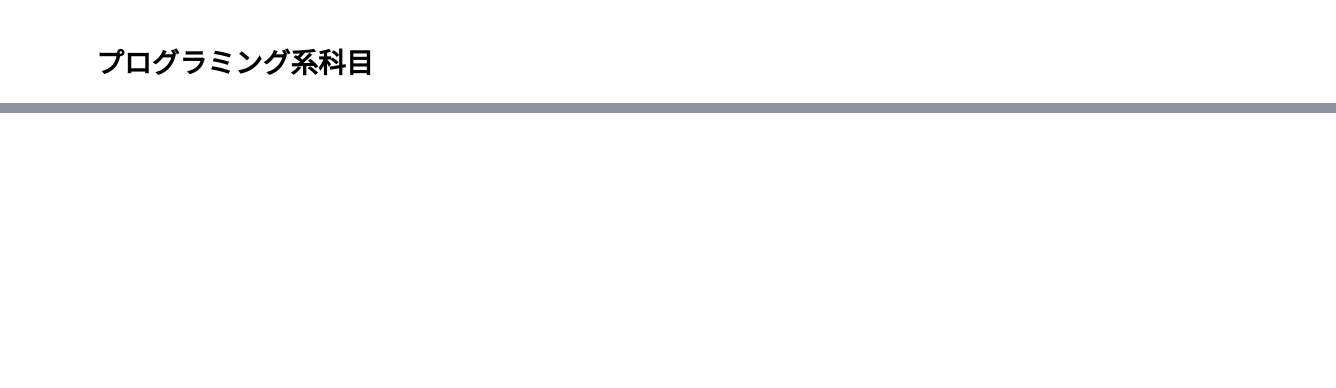
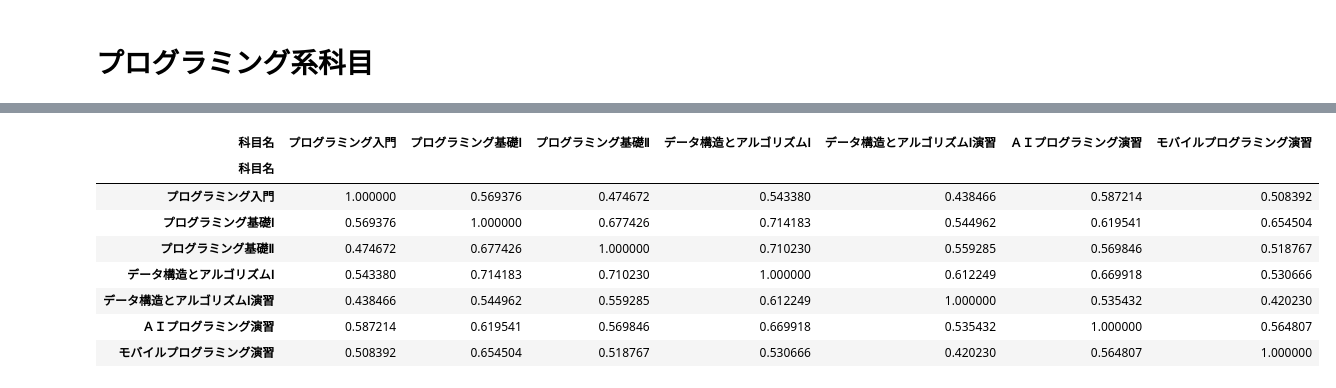
Before and after one commit to ltpdo/GradeData-MachineLearing, a Jupyter notebook: 成績データの仕分け.ipynb, the cells around one changed output, grey strips where cells are left out. Cells and saved outputs as stored; diff of their text form; code cells hidden in the pictures; blank space fills up the shorter version.

```diff
--- a/成績データの仕分け.ipynb
+++ b/成績データの仕分け.ipynb
@@ -632,0 +747,13 @@ data_programing = subject_data_major[[
+# %%
+# 相関の確認
+data_programing_required1.corr()
+# %% [output]
+| 科目名 | プログラミング入門 | プログラミング基礎Ⅰ | プログラミング基礎Ⅱ | データ構造とアルゴリズムⅠ | データ構造とアルゴリズムⅠ演習 | ＡＩプログラミング演習 | モバイルプログラミング演習 |
+| 科目名 |  |  |  |  |  |  |  |
+| プログラミング入門 | 1.000000 | 0.569376 | 0.474672 | 0.543380 | 0.438466 | 0.587214 | 0.508392 |
+| プログラミング基礎Ⅰ | 0.569376 | 1.000000 | 0.677426 | 0.714183 | 0.544962 | 0.619541 | 0.654504 |
+| プログラミング基礎Ⅱ | 0.474672 | 0.677426 | 1.000000 | 0.710230 | 0.559285 | 0.569846 | 0.518767 |
+| データ構造とアルゴリズムⅠ | 0.543380 | 0.714183 | 0.710230 | 1.000000 | 0.612249 | 0.669918 | 0.530666 |
+| データ構造とアルゴリズムⅠ演習 | 0.438466 | 0.544962 | 0.559285 | 0.612249 | 1.000000 | 0.535432 | 0.420230 |
+| ＡＩプログラミング演習 | 0.587214 | 0.619541 | 0.569846 | 0.669918 | 0.535432 | 1.000000 | 0.564807 |
+| モバイルプログラミング演習 | 0.508392 | 0.654504 | 0.518767 | 0.530666 | 0.420230 | 0.564807 | 1.000000 |
```
Also changed, not shown: parts of 17 cells of this notebook.
